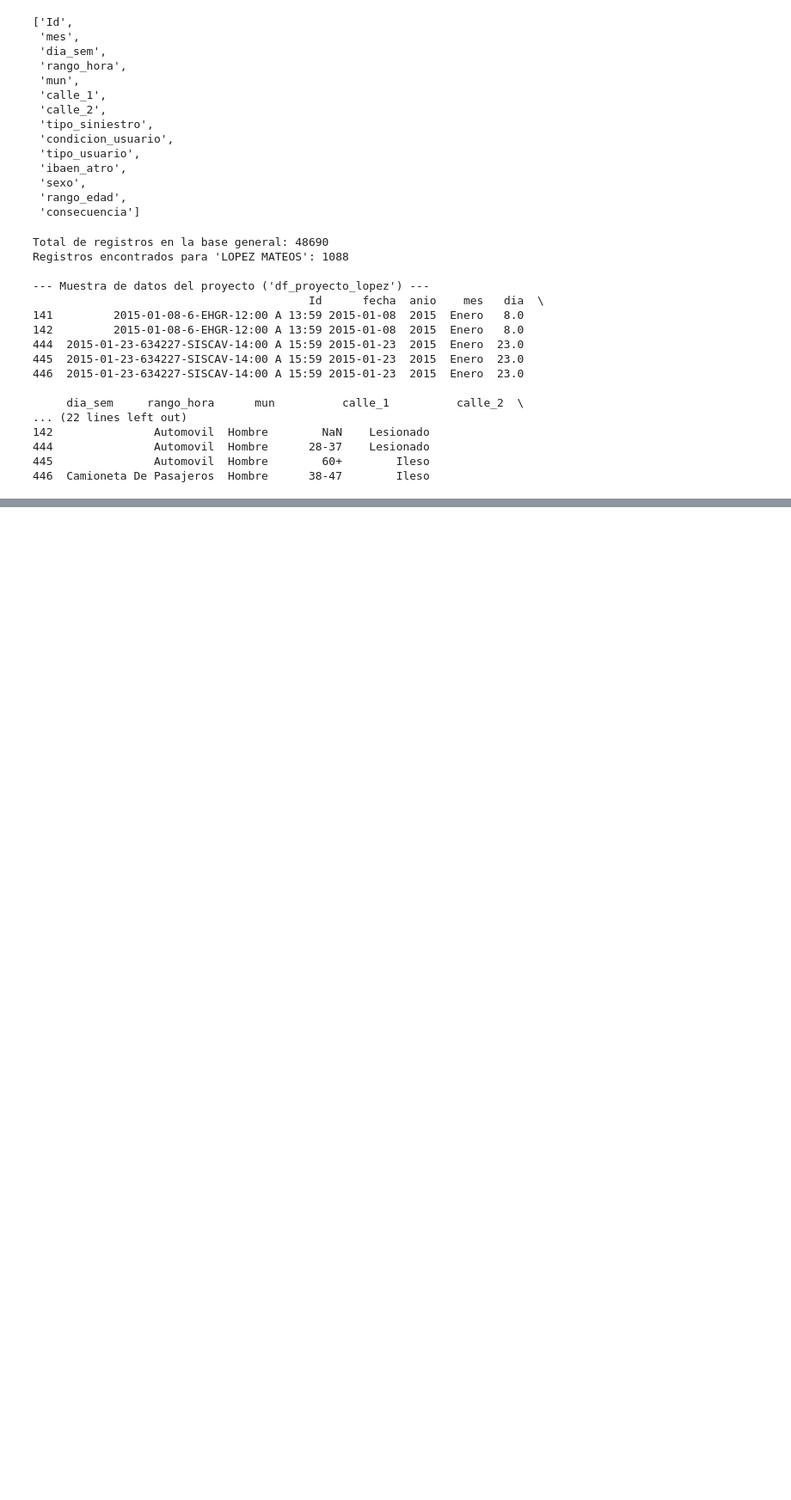
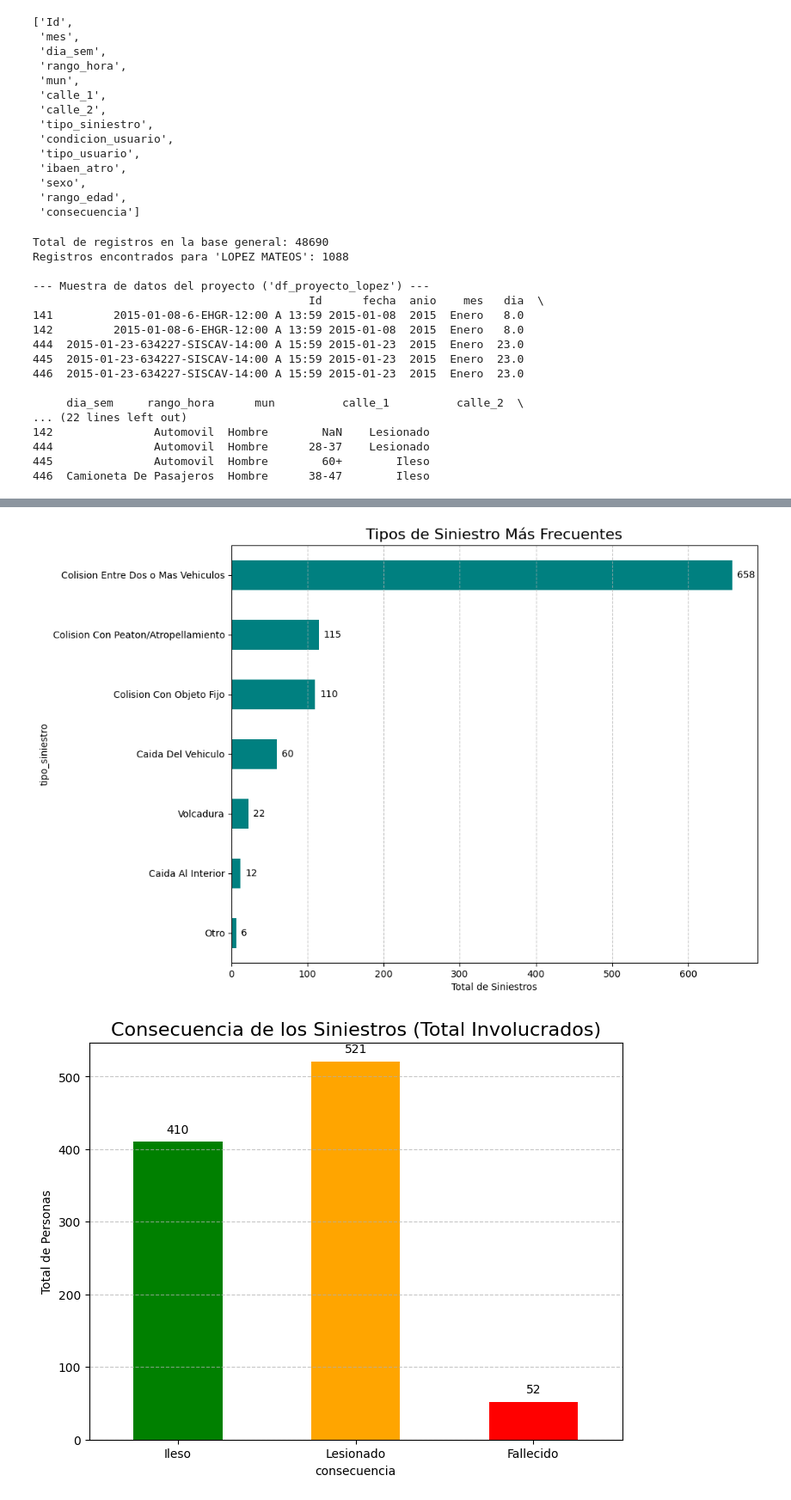
Before and after one commit to JamesKristofUbiarco/Project-Lopez-Matebros, a Jupyter notebook: exploracion_siniestralidad.ipynb, the cells around one changed output, grey strips where cells are left out. Shown at 86% size. Cells and saved outputs as stored; diff of their text form; code cells hidden in the pictures; blank space fills up the shorter version.

```diff
--- a/exploracion_siniestralidad.ipynb
+++ b/exploracion_siniestralidad.ipynb
@@ -231,0 +598,65 @@ Registros encontrados para 'LOPEZ MATEOS': 1088
+# %%
+# Celda 12 (Modificada): Análisis de Tipo y Consecuencia (CON ETIQUETAS)
+
+if 'df_proyecto_lopez' in locals():
+
+    # --- Gráfica 1: Tipos de Siniestro (Horizontal) ---
+    plt.figure(figsize=(10, 8))
+    conteo_tipos = df_proyecto_lopez['tipo_siniestro'].value_counts(ascending=True)
+    ax = conteo_tipos.plot(kind='barh', color='teal')
+
+    plt.title('Tipos de Siniestro Más Frecuentes', fontsize=16)
+    plt.xlabel('Total de Siniestros')
+    plt.grid(axis='x', linestyle='--', alpha=0.7)
+
+    # --- INICIO: Añadir etiquetas (para barh) ---
+    # La lógica es la misma, pero con p.get_width() y p.get_y()
+    for p in ax.patches:
+        # p.get_width() es el valor (ancho) de la barra
+        width = p.get_width()
+        ax.annotate(
+            f'{int(width)}', # El texto
+            (width, p.get_y() + p.get_height() / 2), # Coordenadas (x, y)
+            ha='left',      # Alineación horizontal a la izquierda
+            va='center',    # Alineación vertical centrada
+            xytext=(5, 0),  # Desplazamiento de 5 puntos a la derecha
+            textcoords='offset points'
+        )
+    # --- FIN: Añadir etiquetas ---
+
+    plt.savefig('grafica_tipo_siniestro.png')
+    plt.show()
+
+    # --- Gráfica 2: Consecuencia de los Siniestros ---
+    orden_consec = ['Ileso', 'Lesionado', 'Fallecido']
+    conteo_consec = df_proyecto_lopez['consecuencia'].value_counts().reindex(orden_consec)
+
+    plt.figure(figsize=(8, 6)) # Un poco más alto
+    ax2 = conteo_consec.plot(kind='bar', color=['green', 'orange', 'red'])
+
+    plt.title('Consecuencia de los Siniestros (Total Involucrados)', fontsize=16)
+    plt.ylabel('Total de Personas')
+    plt.xticks(rotation=0)
+    plt.grid(axis='y', linestyle='--', alpha=0.7)
+
+    # --- INICIO: Añadir etiquetas ---
+    for p in ax2.patches:
+        height = p.get_height()
+        ax2.annotate(
+            f'{int(height)}',
+            (p.get_x() + p.get_width() / 2, height),
+            ha='center',
+            va='bottom',
+            xytext=(0, 5),
+            textcoords='offset points'
+        )
+    # --- FIN: Añadir etiquetas ---
+
+    plt.savefig('grafica_consecuencia_siniestro.png')
+    plt.show()
+
+else:
+    print("ERROR: Ejecuta 'df_proyecto_lopez' primero.")
+# %% [output]
+[figure, added]
+[figure, added]
```
Also changed, not shown: parts of 11 cells of this notebook, 1 other file.
